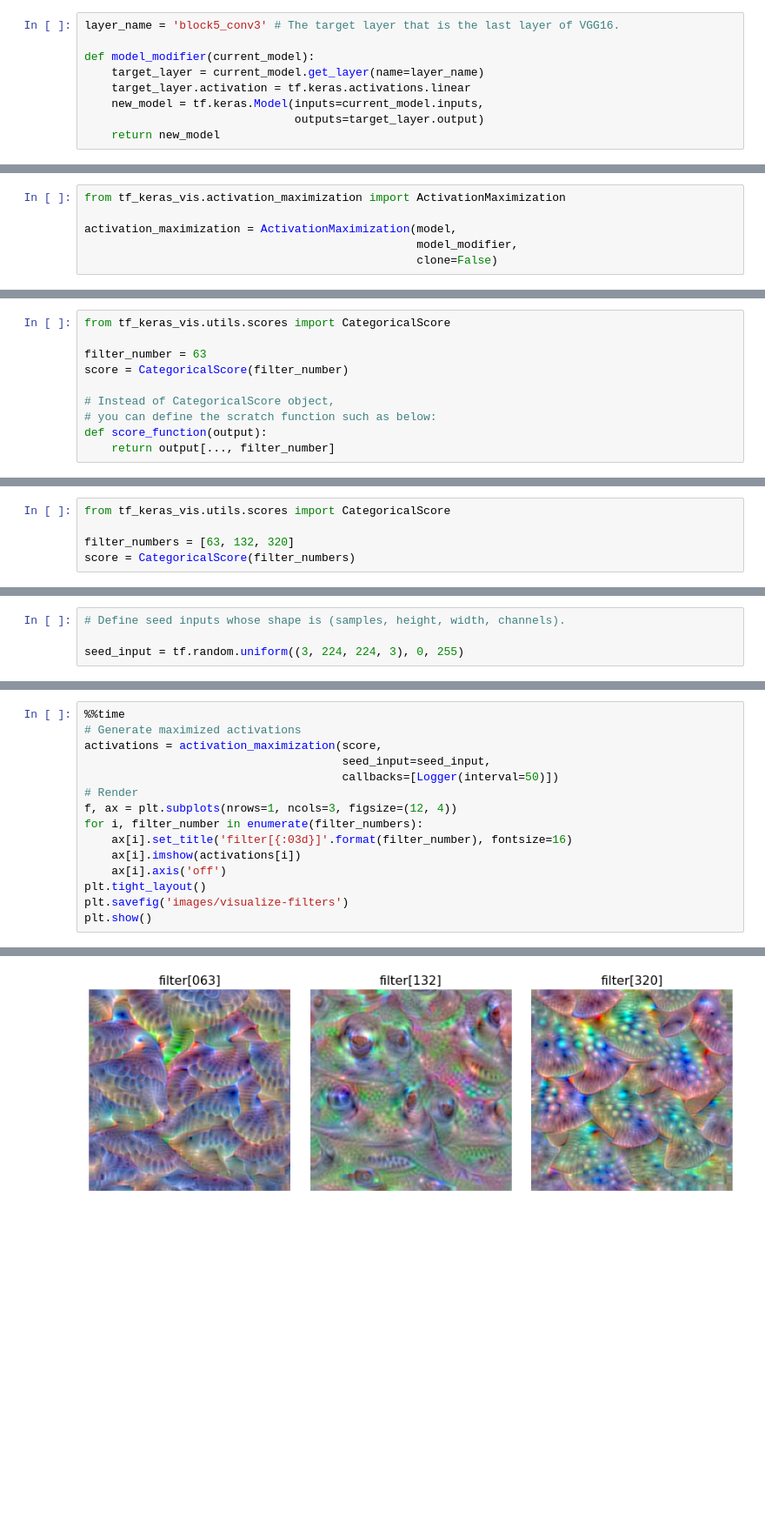
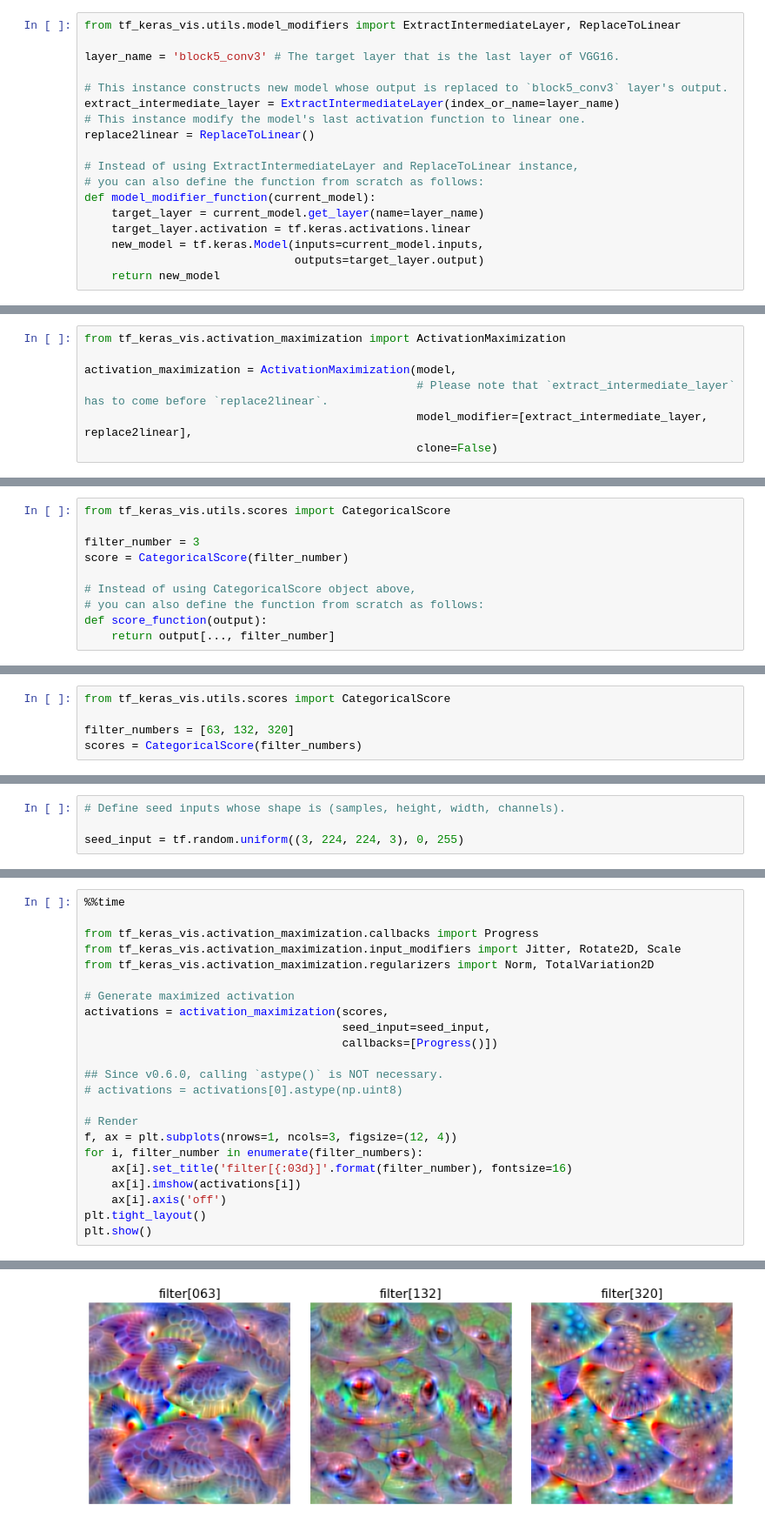
Before and after one commit to keisen/tf-keras-vis, a Jupyter notebook: examples/visualize_conv_filters.ipynb, the cells around one changed output, grey strips where cells are left out. Shown at 87% size. Drawn from its saved outputs; the diff is of its cells as text; blank space fills up the shorter version.

```diff
--- a/examples/visualize_conv_filters.ipynb
+++ b/examples/visualize_conv_filters.ipynb
@@ -62,7 +62,16 @@ First, you MUST define a modifier to replace the model output to target layer's
 # %%
+from tf_keras_vis.utils.model_modifiers import ExtractIntermediateLayer, ReplaceToLinear
+
 layer_name = 'block5_conv3' # The target layer that is the last layer of VGG16.
 
-def model_modifier(current_model):
+# This instance constructs new model whose output is replaced to `block5_conv3` layer's output.
+extract_intermediate_layer = ExtractIntermediateLayer(index_or_name=layer_name)
+# This instance modify the model's last activation function to linear one.
+replace2linear = ReplaceToLinear()
+
+# Instead of using ExtractIntermediateLayer and ReplaceToLinear instance,
+# you can also define the function from scratch as follows:
+def model_modifier_function(current_model):
     target_layer = current_model.get_layer(name=layer_name)
     target_layer.activation = tf.keras.activations.linear
     new_model = tf.keras.Model(inputs=current_model.inputs,
@@ -77,7 +87,8 @@ Here, because it does NOT need to do so, setting `False`.
 from tf_keras_vis.activation_maximization import ActivationMaximization
 
 activation_maximization = ActivationMaximization(model,
-                                                 model_modifier,
+                                                 # Please note that `extract_intermediate_layer` has to come before `replace2linear`.
+                                                 model_modifier=[extract_intermediate_layer, replace2linear],
                                                  clone=False)
 # %% [markdown]
 ### Define Score function
@@ -86,11 +97,11 @@ You MUST create `Score` instance or define `score function` that returns target
 # %%
 from tf_keras_vis.utils.scores import CategoricalScore
 
-filter_number = 63
+filter_number = 3
 score = CategoricalScore(filter_number)
 
-# Instead of CategoricalScore object,
-# you can define the scratch function such as below:
+# Instead of using CategoricalScore object above,
+# you can also define the function from scratch as follows:
 def score_function(output):
     return output[..., filter_number]
 # %% [markdown]
@@ -133,7 +146,7 @@ When visualizing multiple convolutional filters, you MUST define Score function
 from tf_keras_vis.utils.scores import CategoricalScore
 
 filter_numbers = [63, 132, 320]
-score = CategoricalScore(filter_numbers)
+scores = CategoricalScore(filter_numbers)
 # %% [markdown]
 ### Create SeedInput values
 
@@ -149,9 +160,18 @@ Here, we will visualize 3 images.
 # %%
 %%time
-# Generate maximized activations
-activations = activation_maximization(score,
+
+from tf_keras_vis.activation_maximization.callbacks import Progress
+from tf_keras_vis.activation_maximization.input_modifiers import Jitter, Rotate2D, Scale
+from tf_keras_vis.activation_maximization.regularizers import Norm, TotalVariation2D
+
+# Generate maximized activation
+activations = activation_maximization(scores,
                                       seed_input=seed_input,
-                                      callbacks=[Logger(interval=50)])
+                                      callbacks=[Progress()])
+
+## Since v0.6.0, calling `astype()` is NOT necessary.
+# activations = activations[0].astype(np.uint8)
+
 # Render
 f, ax = plt.subplots(nrows=1, ncols=3, figsize=(12, 4))
 for i, filter_number in enumerate(filter_numbers):
@@ -159,6 +179,5 @@ for i, filter_number in enumerate(filter_numbers):
     ax[i].imshow(activations[i])
     ax[i].axis('off')
 plt.tight_layout()
-plt.savefig('images/visualize-filters')
 plt.show()
 # %% [output]
@@ -169 +185 @@ Steps: 200      Scores: [[660.8365478515625, 429.4980163574219, 724.73583984375]
-[figure, old version]
+[figure, new version]
```
Also changed, not shown: parts of 14 cells of this notebook, 5 other files.
